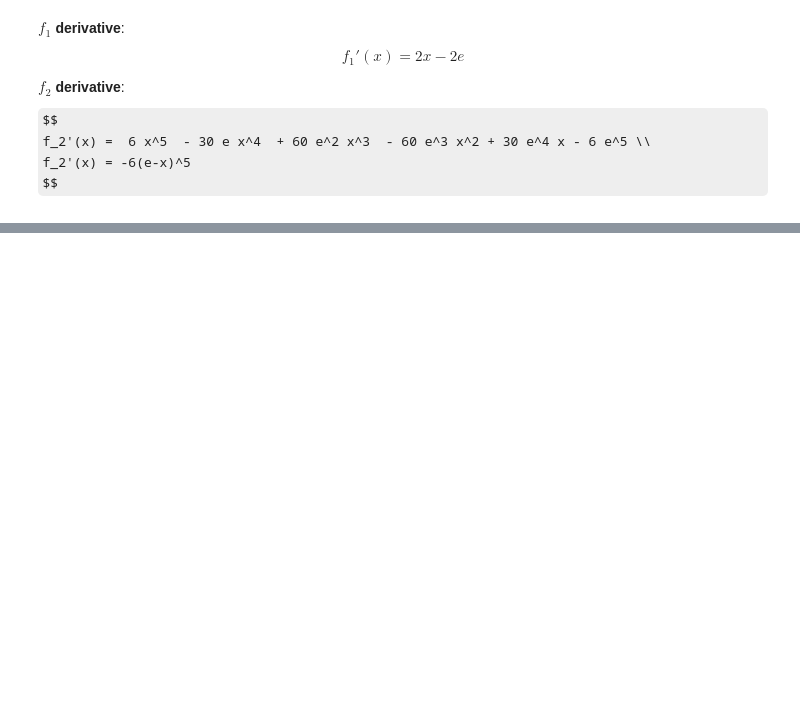
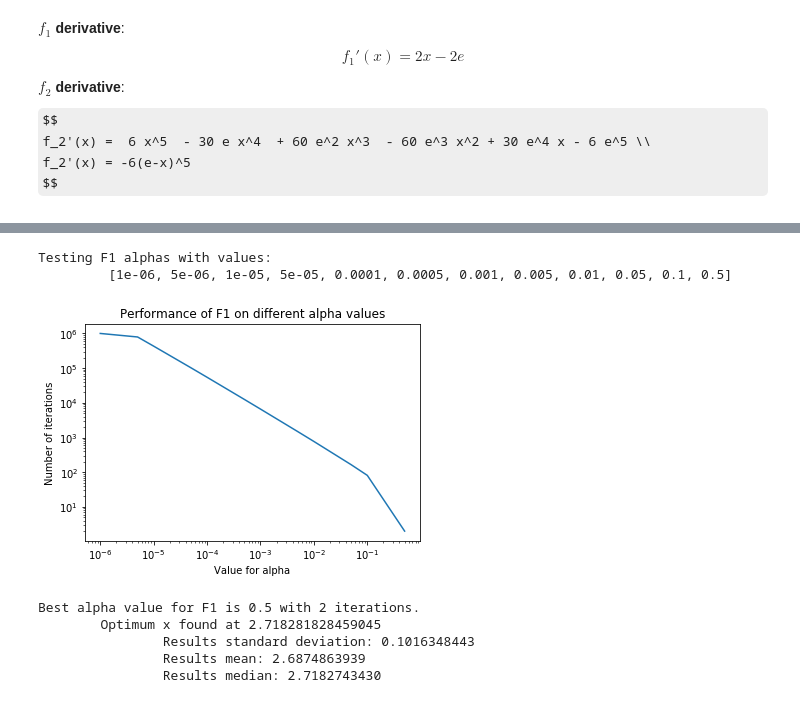
Before and after one commit to ceciliamm/evolutionary-computation, a Jupyter notebook: psets/02/Theory.ipynb, the cells around one changed output, grey strips where cells are left out. Drawn from its saved outputs; the diff is of its cells as text; code cells hidden in the pictures; some formulas as TeX source; blank space fills up the shorter version.

Commit message:
Gradient descent and optimum alphas found

```diff
--- a/psets/02/Theory.ipynb
+++ b/psets/02/Theory.ipynb
@@ -38,15 +38,15 @@ $$
 $$
 # %%
 # Derivatives implementation
-import math
+import numpy as np
 
 def df1(x):
     """F1's first derivative."""
-    return -2 * (math.e - x)
+    return -2 * (np.e - x)
 
 def df2(x):
     """F2's first derivative."""
-    return -6 * (math.e - x)**5
+    return np.longdouble((-6) * ((np.e - np.longdouble(x)) **6))
 # %%
 # Gradient descent implementation
 
@@ -81,8 +60,3 @@ def gradient_descent(x, alpha, df, precision=0.00000001, max_iters=1000000):
         previous_step_size = abs(x - last_x)
         iters += 1
     return x, iters
-# %%
-x, iters = gradient_descent(0, 0.1, df1)
-print(x)
-print(f1(x))
-print(iters)
@@ -93,5 +62,0 @@ print(iters)
-# %%
-alphas = [10**i for i in range(1, -4, -1)]
-alphas += [e / 2 for e in alphas]
-alphas.sort()
-print(alphas)
@@ -99,0 +65,64 @@ print(alphas)
+# %%
+# Matplotlib
+%matplotlib inline
+import matplotlib.pyplot as plt
+
+import numpy as np
+
+# Test alphas function
+def test_alphas(x, alphas, f, df, f_name):
+    """Test alphas on the given derivative and plot the results."""
+    X = alphas
+    Y = []
+    best_alpha = {'alpha': None, 'iterations': 10000000, 'optimum_x': None}
+    results = []
+    for alpha in alphas:
+        optimum_x, iters = gradient_descent(x, alpha, df)
+        results.append(optimum_x)
+        Y.append(iters)
+        if best_alpha['iterations'] > iters:
+            best_alpha['alpha'] = alpha
+            best_alpha['iterations'] = iters
+            best_alpha['optimum_x'] = optimum_x
+
+    plt.figure()
+    plt.title("Performance of {} on different alpha values".format(f_name))
+    plt.plot(X, Y)
+    plt.ylabel('Number of iterations')
+    plt.xlabel('Value for alpha')
+    plt.yscale('log')
+    plt.xscale('log')
+    plt.show()
+    print(
+        "Best alpha value for {f_name} is {alpha} "
+        "with {iterations} iterations.\n"
+        "\tOptimum x (found with alpha) at {optimum_x}".format(f_name=f_name, **best_alpha)
+    )
+    print("\t\tResults standard deviation: %.10f" % np.std(results))
+    print("\t\tResults mean: %.10f" % np.mean(results))
+    print("\t\tResults median: %.10f" % np.median(results))
+    plt.figure()
+    plt.hist(results)
+    plt.show()
+
+
+# Generate alphas for F1
+alphas = [0.000001, 0.000005, 0.00001, 0.00005, 0.0001, 0.0005, 0.001, 0.005, 0.01, 0.05, 0.1, 0.5]
+print("Testing F1 alphas with values:\n\t", alphas)
+test_alphas(0, alphas, f1, df1, 'F1')
+
+# Generate alphas for F1
+alphas = [0.00005, 0.0001, 0.0005, 0.001]
+print("Testing F2 alphas with values:\n\t", alphas)
+#gradient_descent(0, .001, df2)
+test_alphas(0, alphas, f2, df2, 'F2')
+#best_f2_alpha = test_alphas(0, alphas, df2, 'Performance of F1 on different alpha values')
+# %% [output]
+Testing F1 alphas with values:
+         [1e-06, 5e-06, 1e-05, 5e-05, 0.0001, 0.0005, 0.001, 0.005, 0.01, 0.05, 0.1, 0.5]
+[figure, added]
+Best alpha value for F1 is 0.5 with 2 iterations.
+        Optimum x found at 2.718281828459045
+                Results standard deviation: 0.1016348443
+                Results mean: 2.6874863939
+                Results median: 2.7182743430
```
Also changed, not shown: parts of 7 cells of this notebook, 2 other files.
